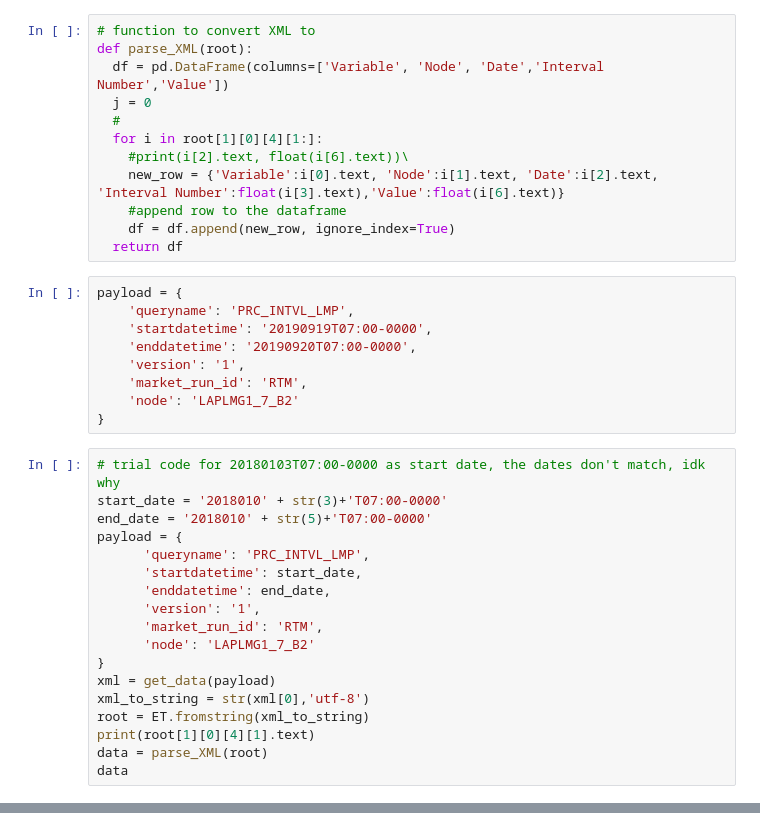
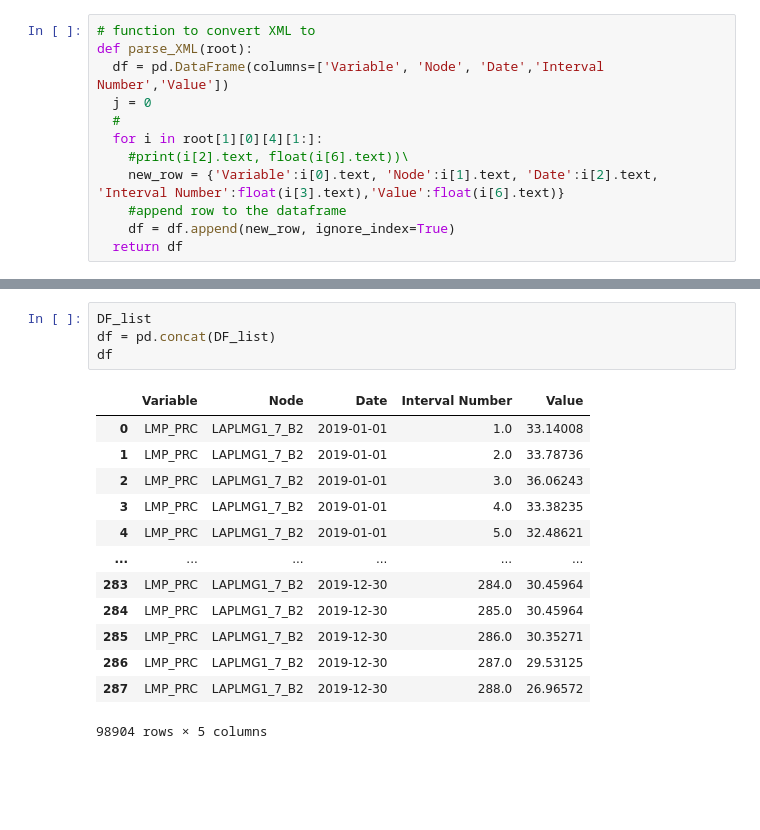
Before and after one commit to WeustiS/ProjectX, a Jupyter notebook: Data_Parsing.ipynb, the cells around one changed output, grey strips where cells are left out. Saved outputs shown, nothing was run; the diff lists cells and outputs as text; blank space fills up the shorter version.

```diff
--- a/Data_Parsing.ipynb
+++ b/Data_Parsing.ipynb
@@ -50,30 +51,3 @@ def parse_XML(root):
     #append row to the dataframe
     df = df.append(new_row, ignore_index=True)
   return df
-# %%
-payload = {
-    'queryname': 'PRC_INTVL_LMP',
-    'startdatetime': '20190919T07:00-0000',
-    'enddatetime': '20190920T07:00-0000',
-    'version': '1',
-    'market_run_id': 'RTM',
-    'node': 'LAPLMG1_7_B2'
-}
-# %%
-# trial code for 20180103T07:00-0000 as start date, the dates don't match, idk why
-start_date = '2018010' + str(3)+'T07:00-0000'
-end_date = '2018010' + str(5)+'T07:00-0000'
-payload = {
-      'queryname': 'PRC_INTVL_LMP',
-      'startdatetime': start_date,
-      'enddatetime': end_date,
-      'version': '1',
-      'market_run_id': 'RTM',
-      'node': 'LAPLMG1_7_B2'
-}
-xml = get_data(payload)
-xml_to_string = str(xml[0],'utf-8')
-root = ET.fromstring(xml_to_string)
-print(root[1][0][4][1].text)
-data = parse_XML(root)
-data
@@ -187,2 +162,20 @@ URL: http://oasis.caiso.com/oasisapi/SingleZip?queryname=PRC_INTVL_LMP&startdate
+# %%
+DF_list
+df = pd.concat(DF_list)
+df
+# %% [output]
+|  | Variable | Node | Date | Interval Number | Value |
+| 0 | LMP_PRC | LAPLMG1_7_B2 | 2019-01-01 | 1.0 | 33.14008 |
+| 1 | LMP_PRC | LAPLMG1_7_B2 | 2019-01-01 | 2.0 | 33.78736 |
+| 2 | LMP_PRC | LAPLMG1_7_B2 | 2019-01-01 | 3.0 | 36.06243 |
+| 3 | LMP_PRC | LAPLMG1_7_B2 | 2019-01-01 | 4.0 | 33.38235 |
+| 4 | LMP_PRC | LAPLMG1_7_B2 | 2019-01-01 | 5.0 | 32.48621 |
+| ... | ... | ... | ... | ... | ... |
+| 283 | LMP_PRC | LAPLMG1_7_B2 | 2019-12-30 | 284.0 | 30.45964 |
+| 284 | LMP_PRC | LAPLMG1_7_B2 | 2019-12-30 | 285.0 | 30.45964 |
+| 285 | LMP_PRC | LAPLMG1_7_B2 | 2019-12-30 | 286.0 | 30.35271 |
+| 286 | LMP_PRC | LAPLMG1_7_B2 | 2019-12-30 | 287.0 | 29.53125 |
+| 287 | LMP_PRC | LAPLMG1_7_B2 | 2019-12-30 | 288.0 | 26.96572 |
+98904 rows × 5 columns
 # %%
 # code to save data in google drive directly
```
Also changed, not shown: parts of 4 cells of this notebook.
